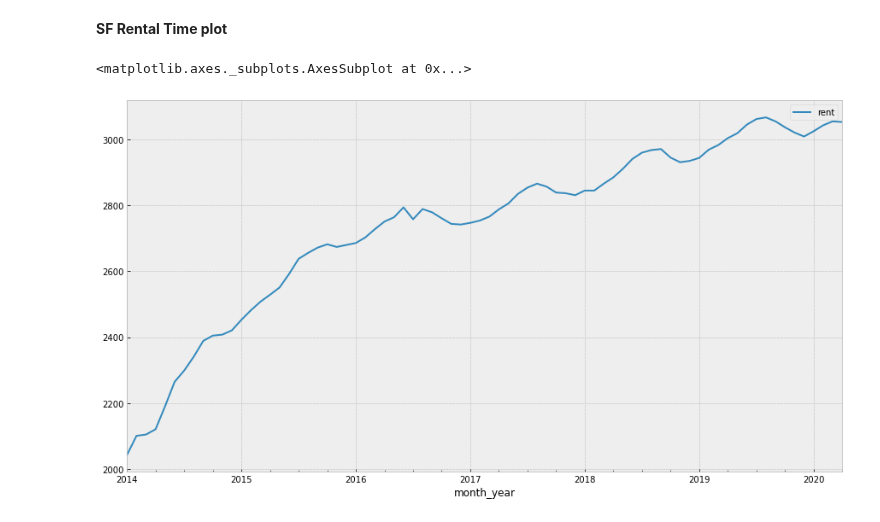
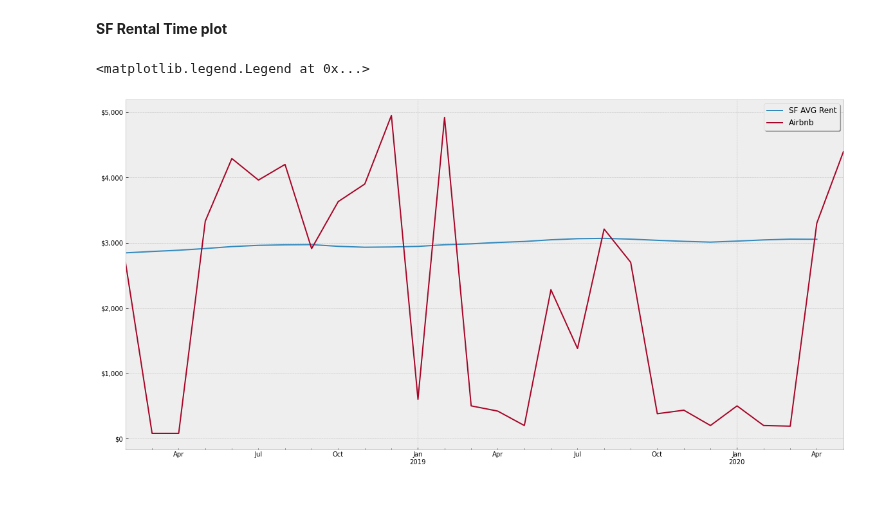
Before and after one commit to KishenSharma6/SF-Airbnb-Analysis, a Jupyter notebook: Project_Codes/02_EDA/2020_0525_Listings_EDA.ipynb, the cells around one changed output. Drawn from its saved outputs; the diff is of its cells as text; code cells hidden in the pictures.

```diff
--- a/Project_Codes/02_EDA/2020_0525_Listings_EDA.ipynb
+++ b/Project_Codes/02_EDA/2020_0525_Listings_EDA.ipynb
@@ -303,0 +321,4 @@ display(long_term.head(3))
+# %%
+big_hosts = property_counts.host_id.head(20).tolist()
+
+temp = df.loc[df['host_id'].isin(big_hosts)]
@@ -303,0 +339,4 @@ display(long_term.head(3))
+# %%
+temp.monthly_price.fillna((temp.minimum_nights * temp.price), inplace = True)
+
+len(temp)
@@ -303,0 +349,4 @@ display(long_term.head(3))
+# %%
+temp2 = temp[['last_review','monthly_price']].sort_values(by = 'last_review').dropna()
+
+temp2['month_year'] = temp2['last_review'].dt.to_period('M')
@@ -303,0 +362,4 @@ display(long_term.head(3))
+# %%
+temp2 = temp2.groupby('month_year')['monthly_price'].mean().reset_index()
+
+temp2.set_index('month_year', inplace=True)
@@ -327,8 +393,23 @@ display(sf_rent.head())
 | 2014-05-01 | San Francisco, CA | 2191.00 |
 # %% [markdown]
 **SF Rental Time plot**
-# %%
-sf_rent.plot(figsize = (15,8))
-# %% [output]
-<matplotlib.axes._subplots.AxesSubplot at 0x...>
-[figure, removed]
+# %%
+#Create figure
+f, ax = plt.subplots(figsize = (20,10))
+
+#Plot sf rental data
+sf_rent.iloc[sf_rent.index > '2018-01-01'].plot(ax = ax, label = 'SF AVG Rent')
+temp2.iloc[temp2.index > '2018-01-01'].plot(ax = ax, label = 'SF AVG Rent')
+
+###Set plot aesthetics###
+
+#Axes
+ax.set_xlabel('')
+ax.get_yaxis().set_major_formatter(plt.FuncFormatter(lambda x, loc: "${:,}".format(int(x))))
+
+
+#Legend
+ax.legend(['SF AVG Rent','Airbnb'], shadow = True, fontsize = 12)
+# %% [output]
+<matplotlib.legend.Legend at 0x...>
+[figure, added]
```
Also changed, not shown: parts of 13 cells of this notebook, 2 other files.
